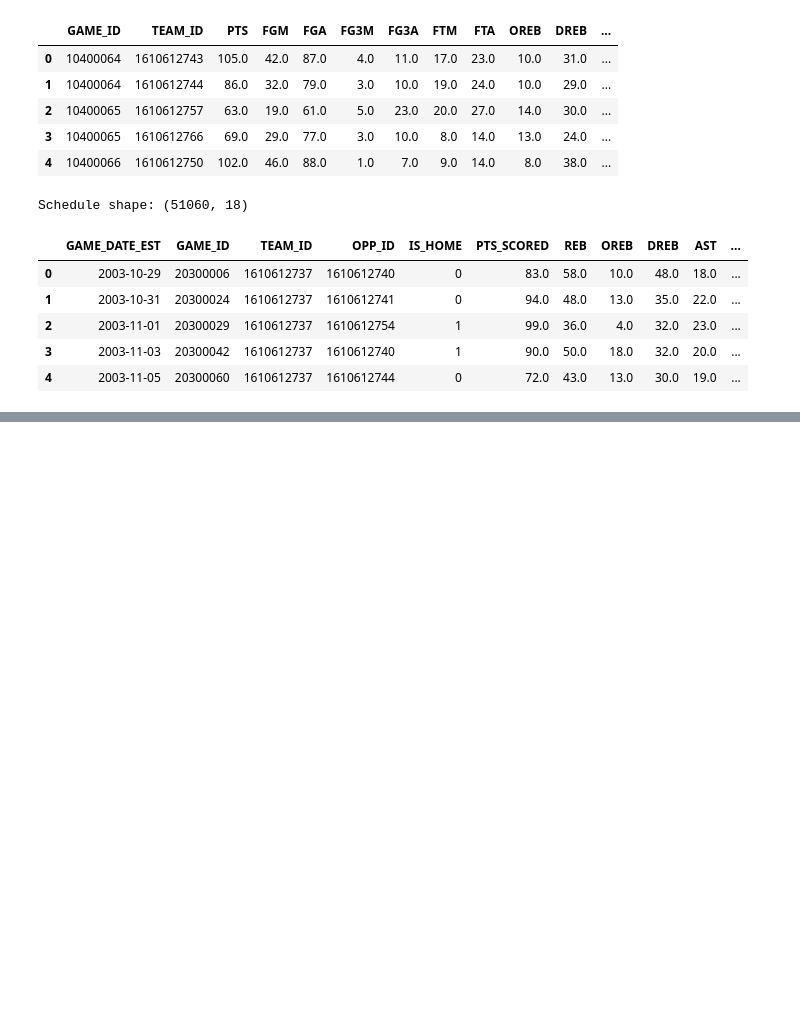
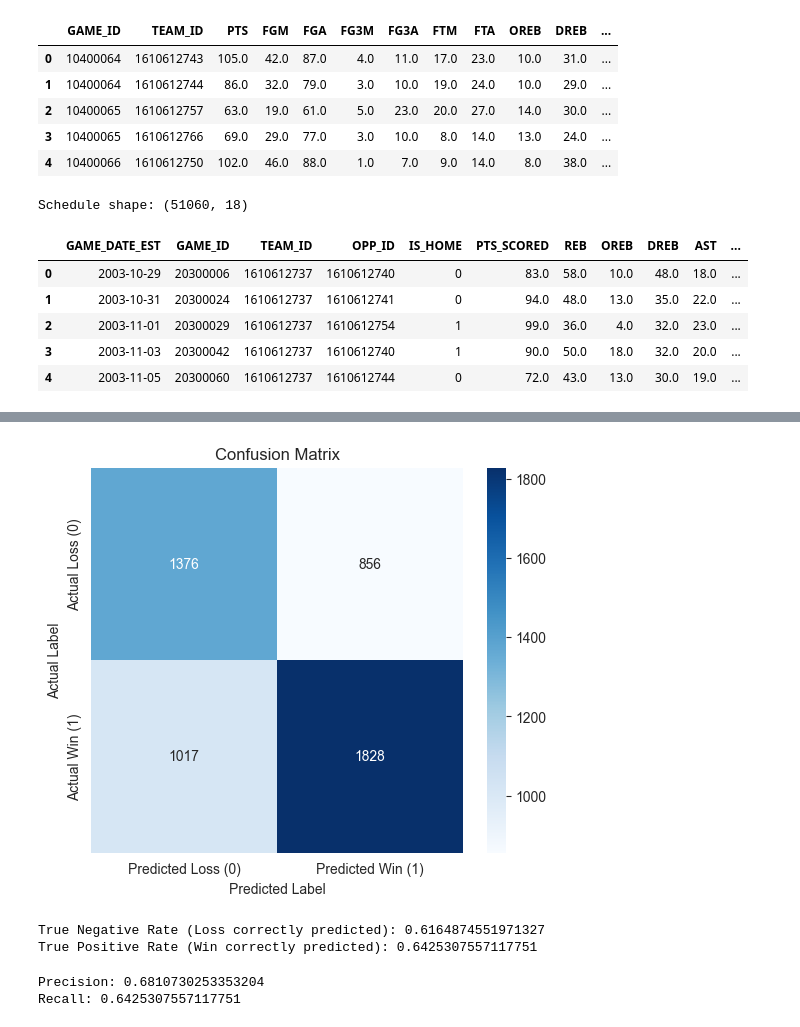
Before and after one commit to blaisescileppi/ML-Business-Analytics-Project, a Jupyter notebook: Project/rolling_statistics_analysis.ipynb, the cells around one changed output, grey strips where cells are left out. Saved outputs shown, nothing was run; the diff lists cells and outputs as text; code cells hidden in the pictures; blank space fills up the shorter version.

```diff
--- a/Project/rolling_statistics_analysis.ipynb
+++ b/Project/rolling_statistics_analysis.ipynb
@@ -320,0 +412,28 @@ ROC AUC: 0.6209649468599034
+# %%
+cm = confusion_matrix(y_test, y_pred)
+
+plt.figure(figsize=(6, 5))
+sns.heatmap(cm, annot=True, fmt='d', cmap='Blues',
+            xticklabels=['Predicted Loss (0)', 'Predicted Win (1)'],
+            yticklabels=['Actual Loss (0)', 'Actual Win (1)'])
+plt.xlabel('Predicted Label')
+plt.ylabel('Actual Label')
+plt.title('Confusion Matrix')
+plt.show()
+# %% [output]
+[figure, added]
+# %%
+tn, fp, fn, tp = cm.ravel()
+print("True Negative Rate (Loss correctly predicted):", tn / (tn + fp))
+print("True Positive Rate (Win correctly predicted):",  tp / (tp + fn))
+# %% [output]
+True Negative Rate (Loss correctly predicted): 0.6164874551971327
+True Positive Rate (Win correctly predicted): 0.6425307557117751
+# %%
+from sklearn.metrics import precision_score, recall_score
+
+print("Precision:", precision_score(y_test, y_pred))
+print("Recall:",    recall_score(y_test, y_pred))
+# %% [output]
+Precision: 0.6810730253353204
+Recall: 0.6425307557117751
```
Also changed, not shown: parts of 16 cells of this notebook, 1 other file.
